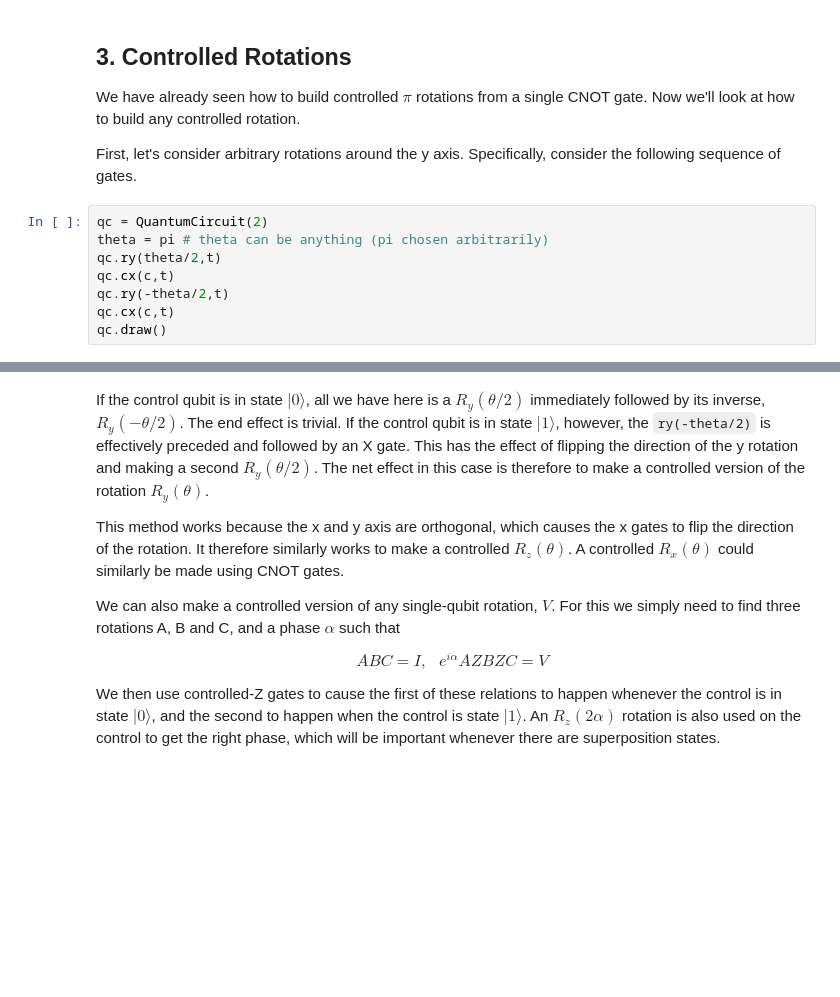
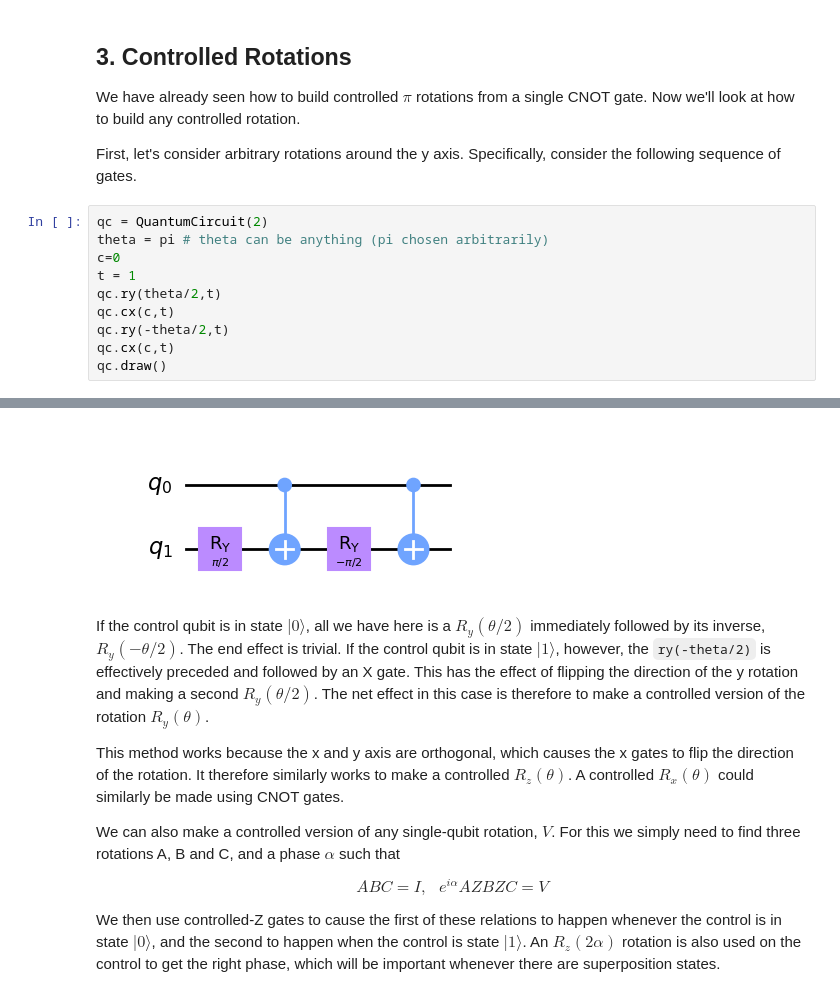
Before and after one commit to gurudevdutt/phys1470-qiskit, a Jupyter notebook: more-circuit-identities.ipynb, the cells around one changed output, grey strips where cells are left out. Cells and saved outputs as stored; diff of their text form; blank space fills up the shorter version.

```diff
--- a/more-circuit-identities.ipynb
+++ b/more-circuit-identities.ipynb
@@ -179,6 +169,8 @@ First, let's consider arbitrary rotations around the y axis. Specifically, consi
 # %%
 qc = QuantumCircuit(2)
 theta = pi # theta can be anything (pi chosen arbitrarily)
+c=0
+t = 1
 qc.ry(theta/2,t)
 qc.cx(c,t)
 qc.ry(-theta/2,t)
@@ -189,3 +180,4 @@ qc.draw()
+[figure, added]
 # %% [markdown]
 If the control qubit is in state $|0\rangle$, all we have here is a $R_y(\theta/2)$ immediately followed by its inverse, $R_y(-\theta/2)$. The end effect is trivial. If the control qubit is in state $|1\rangle$, however, the `ry(-theta/2)` is effectively preceded and followed by an X gate. This has the effect of flipping the direction of the y rotation and making a second $R_y(\theta/2)$. The net effect in this case is therefore to make a controlled version of the rotation $R_y(\theta)$.
 
```
Also changed, not shown: parts of 15 cells of this notebook.
